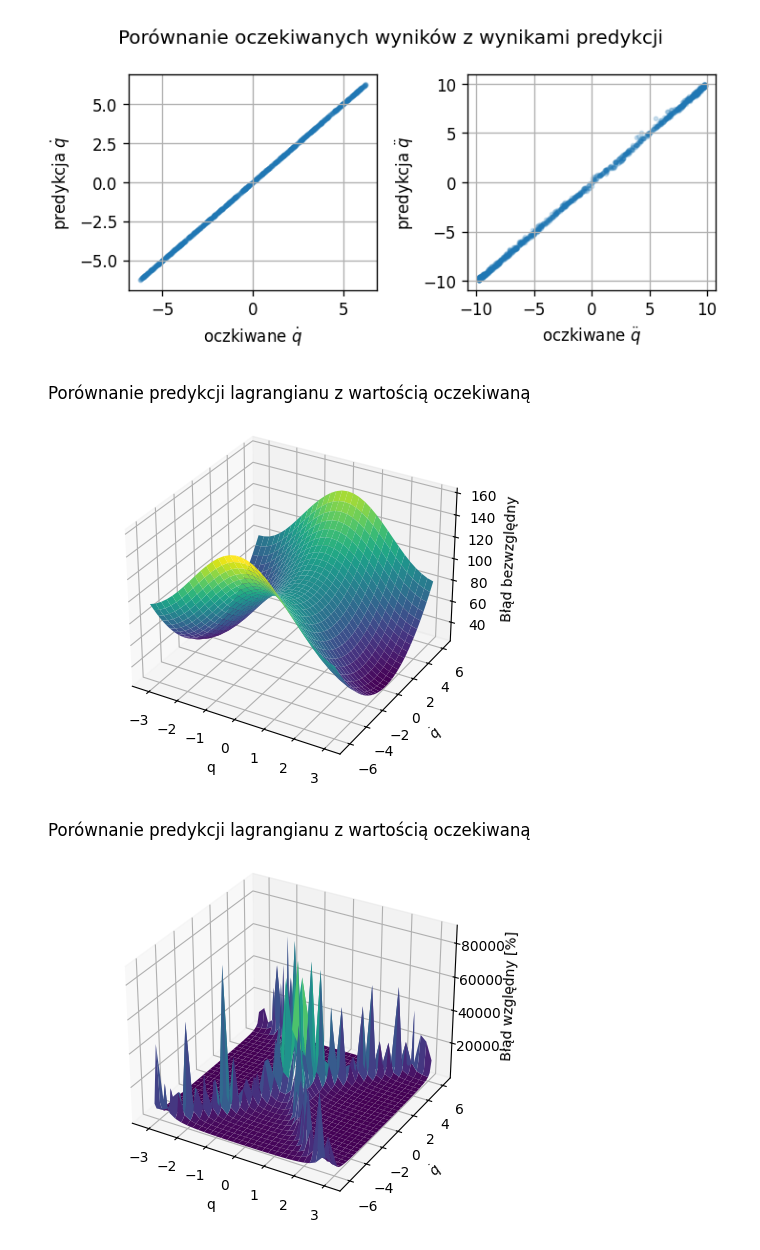
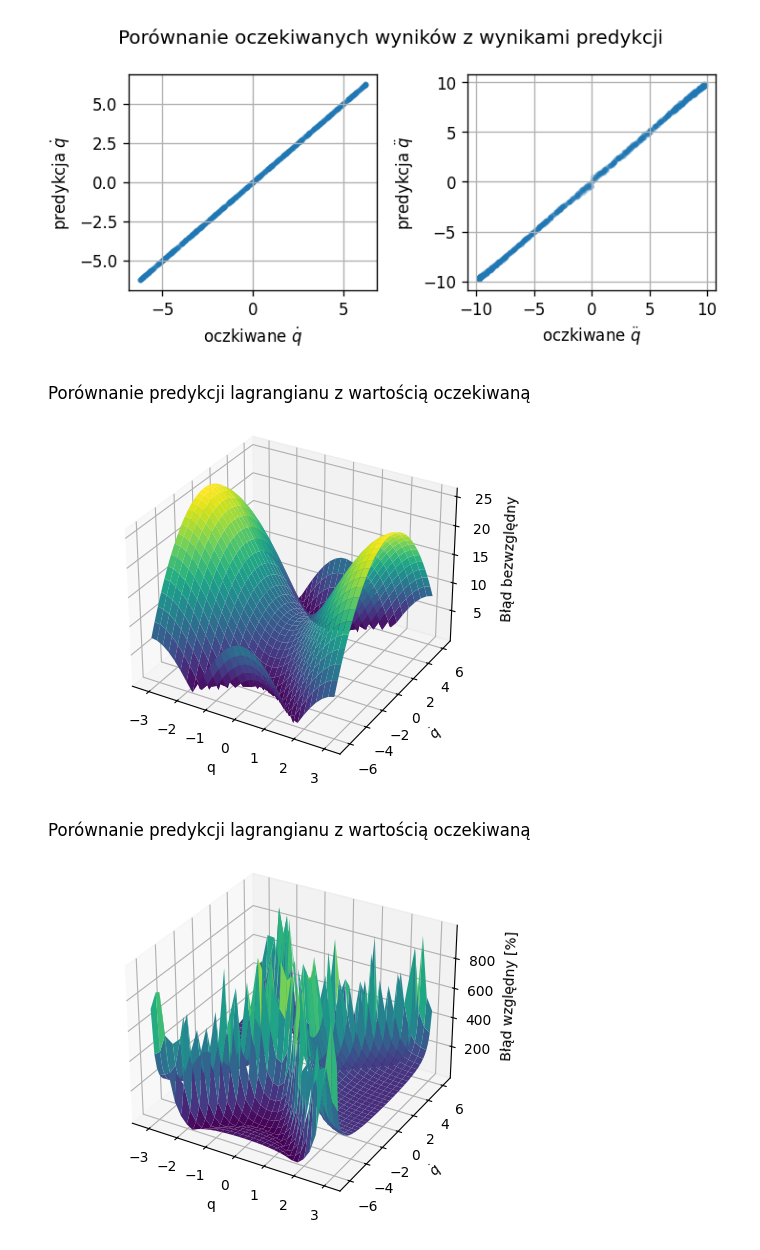
Before and after one commit to BartekFurmanek/LNN, a Jupyter notebook: LNN.ipynb, the cells around one changed output. Saved outputs shown, nothing was run; the diff lists cells and outputs as text; code cells hidden in the pictures.

Commit message:
Badanie Lagrangianu

```diff
--- a/LNN.ipynb
+++ b/LNN.ipynb
@@ -68,9 +68,9 @@ def equation_of_motion(lagrangian, state, empty=None):
     q, q_t = jnp.split(state, 2)
 
     #Obliczanie przyśpieszenia na podstawie lagrangianu
-    q_tt = (jnp.linalg.pinv(jax.hessian(lagrangian, 1)(q, q_t))
-          @ (jax.grad(lagrangian, 0)(q, q_t)
-             - jax.jacobian(jax.jacobian(lagrangian, 1), 0)(q, q_t) @ q_t))
+    q_tt = jax.numpy.linalg.pinv(jax.hessian(lagrangian, 1)(q, q_t)) @ (
+		jax.grad(lagrangian, 0)(q, q_t)
+		- jax.jacfwd(jax.grad(lagrangian, 1), 0)(q, q_t) @ q_t)
     return jnp.concatenate([q_t, q_tt])
 
 #Funkcja wyznaczająca trajektorię ruchu przy użyciu Lagrangianu wyznaczonego
@@ -368,7 +368,7 @@ def learned_lagrangian(params):
 @partial(jax.jit, backend='cpu')
 def MSE_loss(params, state, targets):
   preds = jax.vmap(partial(equation_of_motion, learned_lagrangian(params)))(state)
-  return jnp.mean((preds - targets) ** 2)
+  return jnp.mean((preds[:,1] - targets[:,1]) ** 2)
 
 
 def shuffle(a, b):
@@ -382,11 +382,11 @@ def shuffle(a, b):
 
 
 Training=True       #Uczenie sieci
-Epochs=100000       #Maksymalna liczba epok
+Epochs=2000       #Maksymalna liczba epok
 StopError=0.01      #Wartość błędu MSE dla zbioru testowego, przy której uczenie zostanie szybciej zakończone
 #!!!!WAZNE - STOP ERROR MAX 0.005, PONIZEJ PRZEUCZENIE
 Learning_rate=1e-2  #Współczynnik uczenia
-Batch_size= 1
+Batch_size= 64
 
 
 train_error=[]      #Wektor błędów MSE dla zbioru uczącego
@@ -545,35 +545,35 @@ plt.tight_layout()
 q=jnp.arange(-1*np.pi, np.pi, 0.2, dtype=jnp.float32)
 q_t=jnp.arange(-1*v_max, v_max, 0.2, dtype=jnp.float32)
 
 Lagrangian_error = np.zeros([len(q), len(q_t)],dtype=jnp.float32)
 
 for i in range (len(q)):
     for j in range(len(q_t)):
         Lagrangian_true = jax.device_get(lagrangian_analitical(q[i], q_t[j], 1, 1, 9.8)).item()    #Wartość rzczywista
-        Lagrangian_pred = jax.device_get(nn_forward_fn(params, jnp.array([q[i], q_t[j]]))).item()   #Wyestymowana wartość
+        Lagrangian_pred = jax.device_get(learned_lagrangian(params)(jnp.array([q[i]]), jnp.array([q_t[j]])))   #Predykcja
         Lagrangian_error[i,j] = np.abs(Lagrangian_true-Lagrangian_pred)                             #Błąd (wartość bezwlędna z różnicy)
 
 q, q_t = np.meshgrid(q, q_t)
 
 
 
 #Wizualizacja
 #%matplotlib qt5
 fig = plt.figure()
 axes = fig.add_subplot(projection='3d')
 Lagrangian_error = np.transpose(Lagrangian_error)
 
 axes.set_title("Porównanie predykcji lagrangianu z wartością oczekiwaną")
 axes.set_xlabel('q')
 axes.set_ylabel('$\dot q$')
 axes.set_zlabel("Błąd bezwzględny")
 axes.grid()
 
 axes.plot_surface(q, q_t, Lagrangian_error, cmap='viridis')
 plt.show()
 %matplotlib inline
 # %% [output]
-[figure, old version]
+[figure, new version]
 # %%
 q=jnp.arange(-1*np.pi, np.pi, 0.2, dtype=jnp.float32)
 q_t=jnp.arange(-1*v_max, v_max, 0.2, dtype=jnp.float32)
@@ -583,7 +583,7 @@ Lagrangian_error = np.zeros([len(q), len(q_t)],dtype=jnp.float32)
 for i in range (len(q)):
     for j in range(len(q_t)):
         Lagrangian_true = jax.device_get(lagrangian_analitical(q[i], q_t[j], 1, 1, 9.8)).item()    #Wartość rzczywista
-        Lagrangian_pred = jax.device_get(nn_forward_fn(params, jnp.array([q[i], q_t[j]]))).item()   #Wyestymowana wartość
+        Lagrangian_pred = jax.device_get(learned_lagrangian(params)(jnp.array([q[i]]), jnp.array([q_t[j]])))   #Predykcja
         if(np.abs(Lagrangian_true)>0.1):
             Lagrangian_error[i,j] = np.abs(Lagrangian_true-Lagrangian_pred)/np.abs(Lagrangian_true)*100             #Błąd (wartość bezwlędna z różnicy)
         else:
@@ -591,7 +591,7 @@ for i in range (len(q)):
 
 q, q_t = np.meshgrid(q, q_t)
 
-#Lagrangian_error = np.where(Lagrangian_error >100, 0, Lagrangian_error)
+Lagrangian_error = np.where(Lagrangian_error >1000, float('nan'), Lagrangian_error)
 
 #Wizualizacja
 #%matplotlib qt5
@@ -609,7 +609,7 @@ axes.plot_surface(q, q_t, Lagrangian_error, cmap='viridis')
 plt.show()
 %matplotlib inline
 # %% [output]
-[figure, old version]
+[figure, new version]
 # %%
 q=jnp.arange(-1*np.pi, np.pi, 0.2, dtype=jnp.float32)
 q_t=jnp.array([0,1,-2,3,-4,5], dtype=jnp.float32)
```
Also changed, not shown: parts of 8 cells of this notebook, 1 other file.
